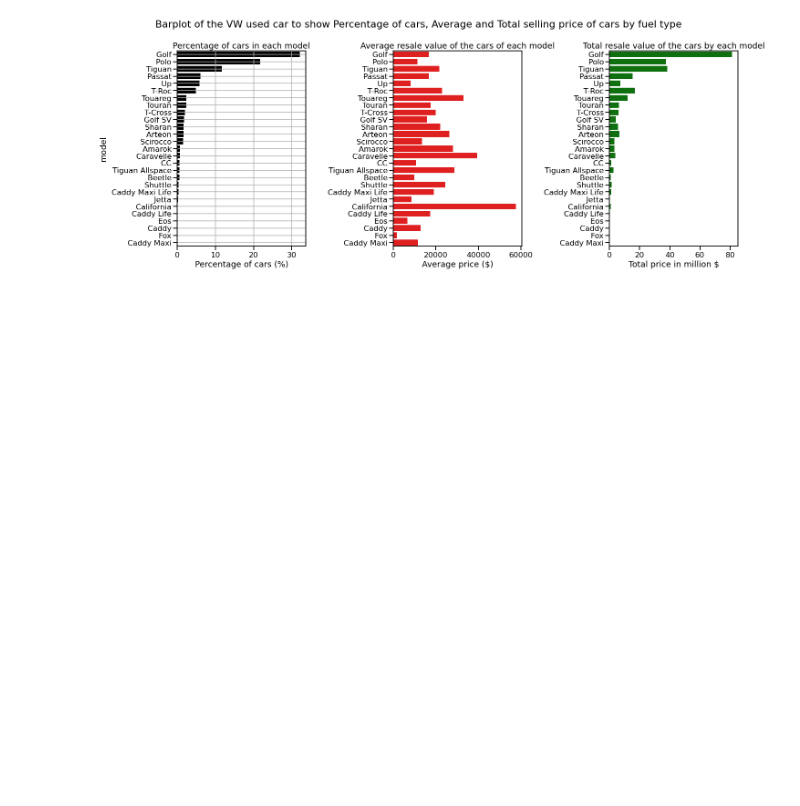
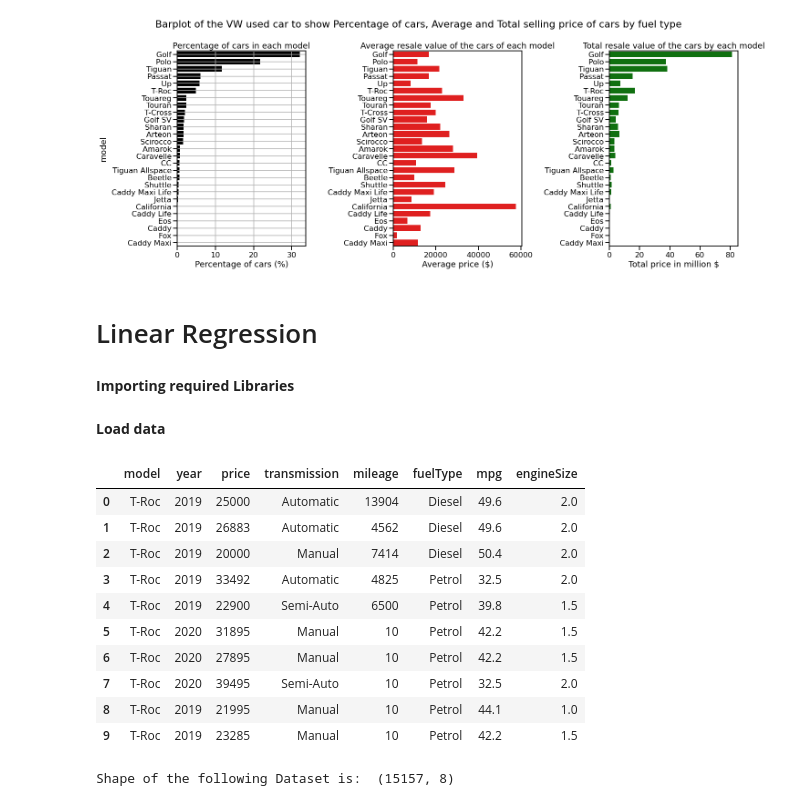
Before and after one commit to MoumitaSaha18/vw_used_car_analysis, a Jupyter notebook: vw_used_car_EDA.ipynb, the cells around one changed output. Drawn from its saved outputs; the diff is of its cells as text; code cells hidden in the pictures; blank space fills up the shorter version.

```diff
--- a/vw_used_car_EDA.ipynb
+++ b/vw_used_car_EDA.ipynb
@@ -742,3 +745,7 @@ plt.tight_layout()
 plt.show()
 # %% [output]
 [figure]
+# %% [markdown]
+# Linear Regression
+# %% [markdown]
+**Importing required Libraries**
@@ -744,0 +758,20 @@ plt.show()
+# %% [markdown]
+**Load data**
+# %%
+df = pd.read_csv("vw.csv")
+
+display(df.head(10))
+print("Shape of the following Dataset is: ", df.shape)
+# %% [output]
+|  | model | year | price | transmission | mileage | fuelType | mpg | engineSize |
+| 0 | T-Roc | 2019 | 25000 | Automatic | 13904 | Diesel | 49.6 | 2.0 |
+| 1 | T-Roc | 2019 | 26883 | Automatic | 4562 | Diesel | 49.6 | 2.0 |
+| 2 | T-Roc | 2019 | 20000 | Manual | 7414 | Diesel | 50.4 | 2.0 |
+| 3 | T-Roc | 2019 | 33492 | Automatic | 4825 | Petrol | 32.5 | 2.0 |
+| 4 | T-Roc | 2019 | 22900 | Semi-Auto | 6500 | Petrol | 39.8 | 1.5 |
+| 5 | T-Roc | 2020 | 31895 | Manual | 10 | Petrol | 42.2 | 1.5 |
+| 6 | T-Roc | 2020 | 27895 | Manual | 10 | Petrol | 42.2 | 1.5 |
+| 7 | T-Roc | 2020 | 39495 | Semi-Auto | 10 | Petrol | 32.5 | 2.0 |
+| 8 | T-Roc | 2019 | 21995 | Manual | 10 | Petrol | 44.1 | 1.0 |
+| 9 | T-Roc | 2019 | 23285 | Manual | 10 | Petrol | 42.2 | 1.5 |
+Shape of the following Dataset is:  (15157, 8)
```
Also changed, not shown: parts of 18 cells of this notebook.
